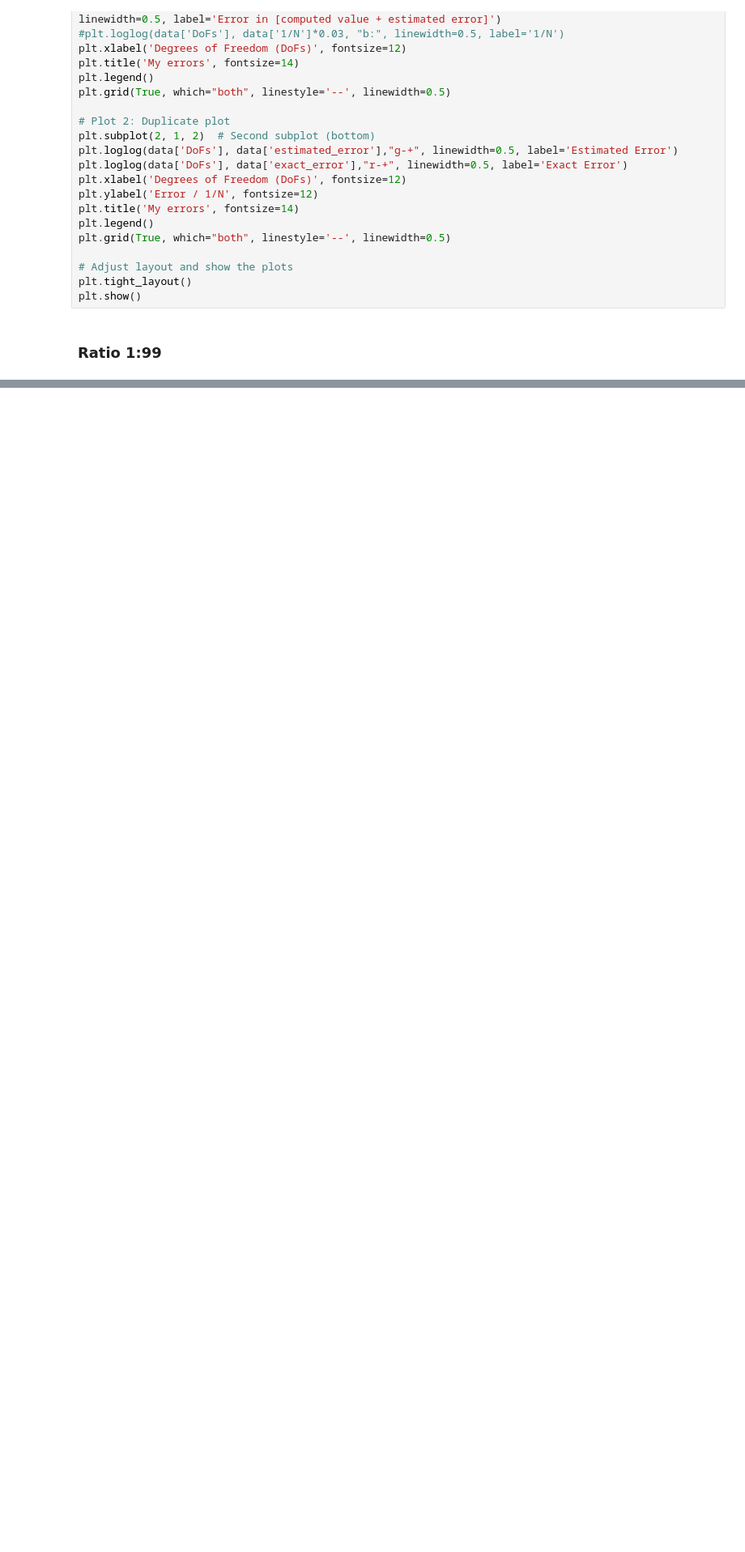
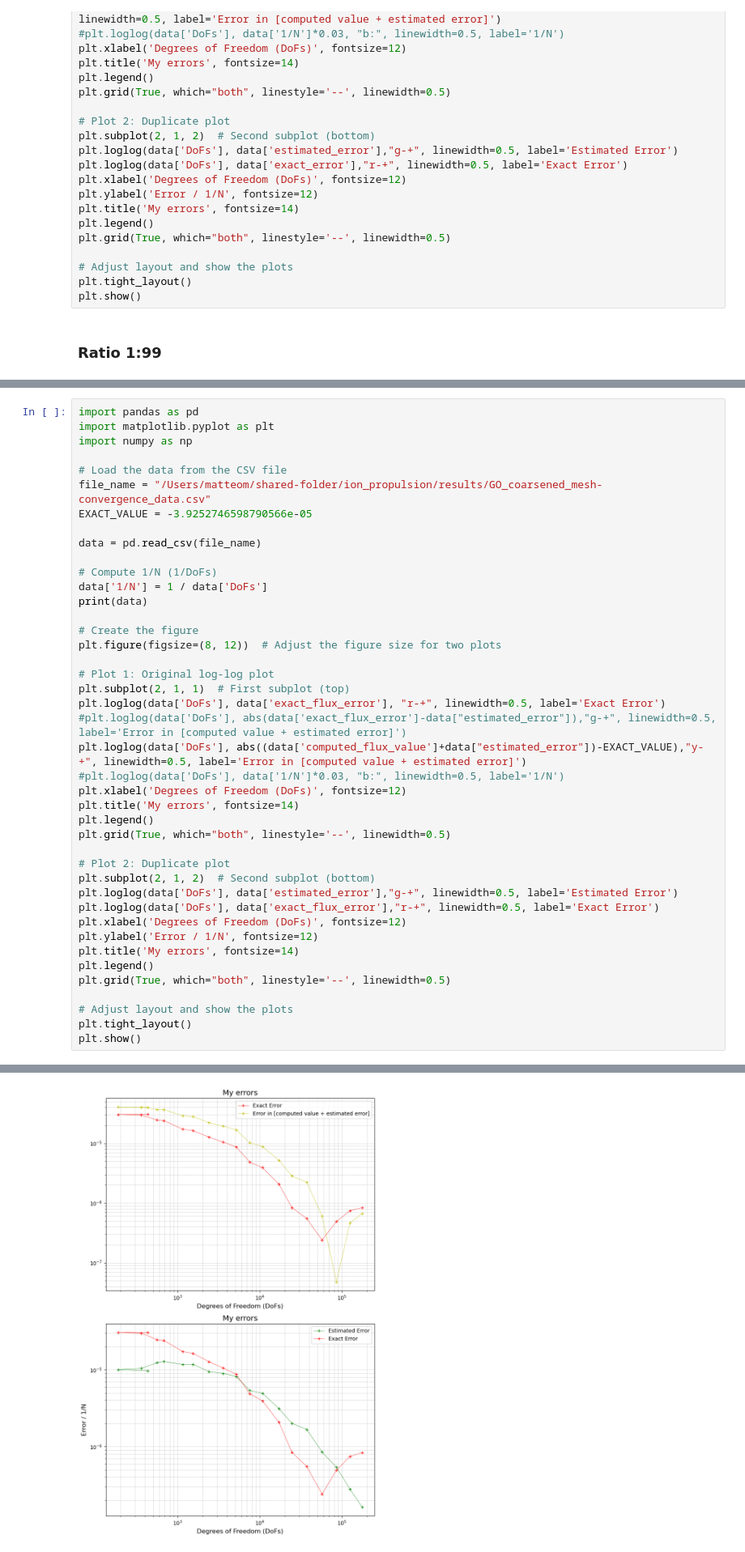
Before and after one commit to Matteo-Malve/ion_propulsion, a Jupyter notebook: postprocessing/step14_plots.ipynb, the cells around one changed output, grey strips where cells are left out. Shown at 81% size. Drawn from its saved outputs; the diff is of its cells as text; blank space fills up the shorter version.

```diff
--- a/postprocessing/step14_plots.ipynb
+++ b/postprocessing/step14_plots.ipynb
@@ -208,0 +274,43 @@ plt.show()
+# %%
+import pandas as pd
+import matplotlib.pyplot as plt
+import numpy as np
+
+# Load the data from the CSV file
+file_name = "/Users/matteom/shared-folder/ion_propulsion/results/GO_coarsened_mesh-convergence_data.csv"
+EXACT_VALUE = -3.9252746598790566e-05
+
+data = pd.read_csv(file_name)
+
+# Compute 1/N (1/DoFs)
+data['1/N'] = 1 / data['DoFs']
+print(data)
+
+# Create the figure
+plt.figure(figsize=(8, 12))  # Adjust the figure size for two plots
+
+# Plot 1: Original log-log plot
+plt.subplot(2, 1, 1)  # First subplot (top)
+plt.loglog(data['DoFs'], data['exact_flux_error'], "r-+", linewidth=0.5, label='Exact Error')
+#plt.loglog(data['DoFs'], abs(data['exact_flux_error']-data["estimated_error"]),"g-+", linewidth=0.5, label='Error in [computed value + estimated error]')
+plt.loglog(data['DoFs'], abs((data['computed_flux_value']+data["estimated_error"])-EXACT_VALUE),"y-+", linewidth=0.5, label='Error in [computed value + estimated error]')
+#plt.loglog(data['DoFs'], data['1/N']*0.03, "b:", linewidth=0.5, label='1/N')
+plt.xlabel('Degrees of Freedom (DoFs)', fontsize=12)
+plt.title('My errors', fontsize=14)
+plt.legend()
+plt.grid(True, which="both", linestyle='--', linewidth=0.5)
+
+# Plot 2: Duplicate plot
+plt.subplot(2, 1, 2)  # Second subplot (bottom)
+plt.loglog(data['DoFs'], data['estimated_error'],"g-+", linewidth=0.5, label='Estimated Error')
+plt.loglog(data['DoFs'], data['exact_flux_error'],"r-+", linewidth=0.5, label='Exact Error')
+plt.xlabel('Degrees of Freedom (DoFs)', fontsize=12)
+plt.ylabel('Error / 1/N', fontsize=12)
+plt.title('My errors', fontsize=14)
+plt.legend()
+plt.grid(True, which="both", linestyle='--', linewidth=0.5)
+
+# Adjust layout and show the plots
+plt.tight_layout()
+plt.show()
+# %% [output]
@@ -208,0 +334 @@ plt.show()
+[figure, added]
```
Also changed, not shown: parts of 3 cells of this notebook, 2 other files.
